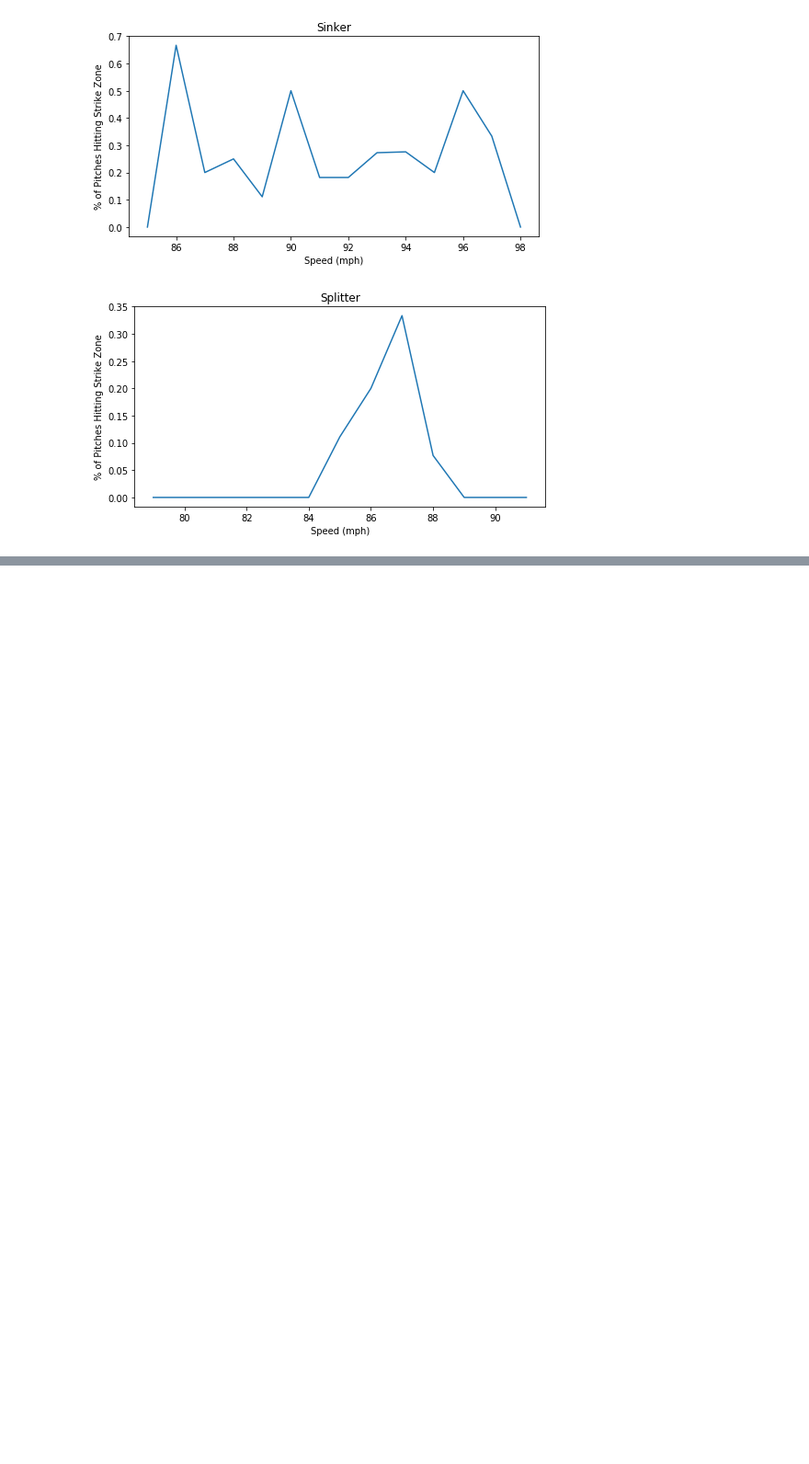
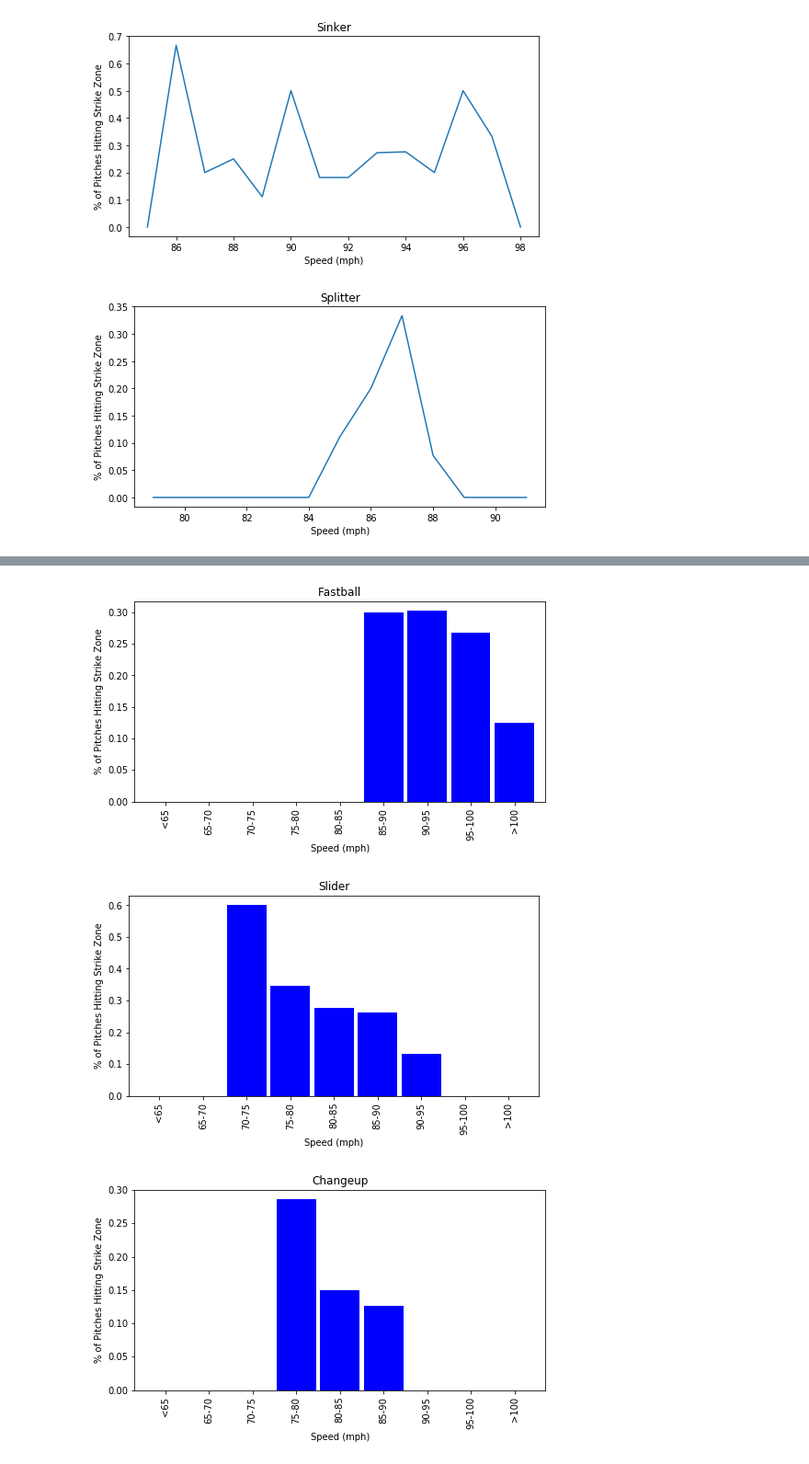
Before and after one commit to ForrestMcDougal/MLB-Postseason-Umpire-Analysis, a Jupyter notebook: Plotting_Pitches.ipynb, the cells around one changed output, grey strips where cells are left out. Shown at 92% size. Cells and saved outputs as stored; diff of their text form; code cells hidden in the pictures; blank space fills up the shorter version.

Commit message:
add plots for pitching speeds and boxplot

```diff
--- a/Plotting_Pitches.ipynb
+++ b/Plotting_Pitches.ipynb
@@ -271,0 +280,6 @@ for pitch_type in pitch_types:
+# %%
+speed_bins = [60, 65, 70, 75, 80, 85, 90, 95, 100, 105]
+group_names = ["<65", "65-70", "70-75", "75-80", "80-85", "85-90", "90-95", "95-100", ">100"]
+
+pitch_df['Speed_Group'] = pd.cut(pitch_df['Pitch_Speed'], speed_bins, labels=group_names)
+pitch_df.head()
@@ -271,0 +293,16 @@ for pitch_type in pitch_types:
+# %%
+for pitch_type in pitch_types:
+    plt.figure()
+    pitch_string = pitch_dictionary[pitch_type]
+    pitch_df_pitch = pitch_df.loc[pitch_df['Pitch_Type'] == pitch_type]
+    pitch_speed_group = pitch_df_pitch.groupby('Speed_Group')
+    pitch_speed_strike_accuracy = pitch_speed_group['Strike'].mean()
+    pitch_speed_strike_accuracy.plot(kind='bar', color='blue', width=0.9)
+    plt.title(pitch_string)
+    plt.ylabel('% of Pitches Hitting Strike Zone')
+    plt.xlabel('Speed (mph)')
+    plt.savefig(f'Images/{pitch_string}_speed_grouped.png')
+# %% [output]
+[figure, added]
+[figure, added]
+[figure, added]
```
Also changed, not shown: parts of 6 cells of this notebook, 8 other files.
